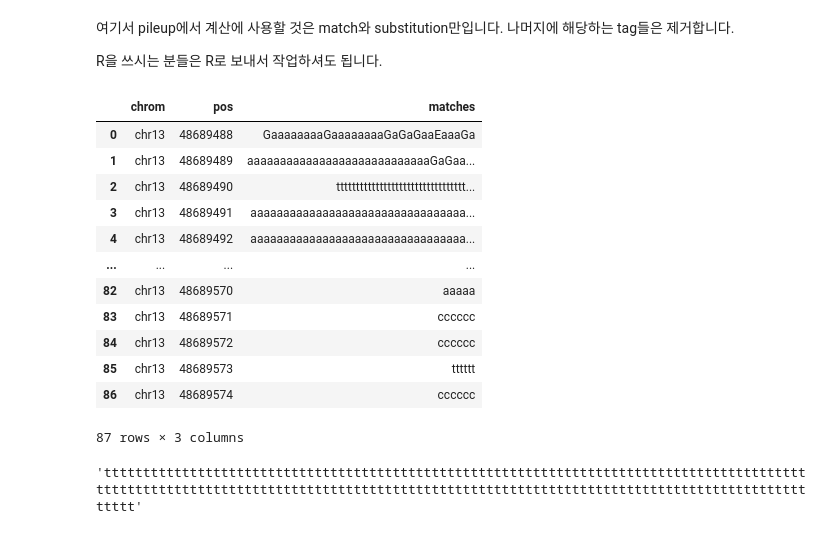
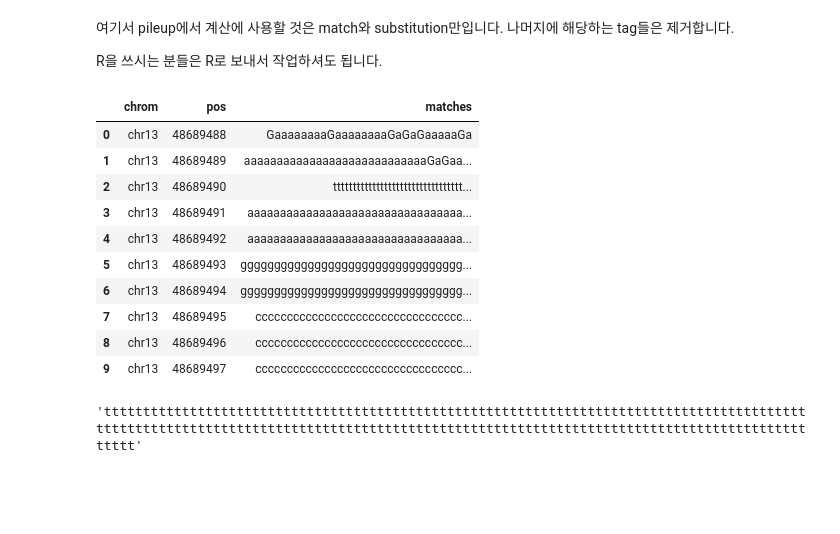
Before and after one commit to yeekyung/MYK_bioinformatics, a Jupyter notebook: CoLab_TermProj_2024_3_2.ipynb, the cells around one changed output. Cells and saved outputs as stored; diff of their text form; code cells hidden in the pictures; blank space fills up the shorter version.

```diff
--- a/CoLab_TermProj_2024_3_2.ipynb
+++ b/CoLab_TermProj_2024_3_2.ipynb
@@ -142,25 +142,23 @@ pileup
 R을 쓰시는 분들은 R로 보내서 작업하셔도 됩니다.
 # %%
 import re
-toremove = re.compile('[<>$*#^HDIQNM]')
+toremove = re.compile('[<>$*#^EHDIQNM]')
 pileup['matches'] = pileup['basereads'].apply(lambda x: toremove.sub('', x))
 # %%
 pileup_new = pileup[['chrom', 'pos', 'matches']]
-pileup_new
+pileup_new.head(10)
 # %% [output]
 |  | chrom | pos | matches |
-| 0 | chr13 | 48689488 | GaaaaaaaaGaaaaaaaaGaGaGaaEaaaGa |
+| 0 | chr13 | 48689488 | GaaaaaaaaGaaaaaaaaGaGaGaaaaaGa |
 | 1 | chr13 | 48689489 | aaaaaaaaaaaaaaaaaaaaaaaaaaaaGaGaa... |
 | 2 | chr13 | 48689490 | ttttttttttttttttttttttttttttttttt... |
 | 3 | chr13 | 48689491 | aaaaaaaaaaaaaaaaaaaaaaaaaaaaaaaaa... |
 | 4 | chr13 | 48689492 | aaaaaaaaaaaaaaaaaaaaaaaaaaaaaaaaa... |
-| ... | ... | ... | ... |
-| 82 | chr13 | 48689570 | aaaaa |
-| 83 | chr13 | 48689571 | cccccc |
-| 84 | chr13 | 48689572 | cccccc |
-| 85 | chr13 | 48689573 | tttttt |
-| 86 | chr13 | 48689574 | cccccc |
+| 5 | chr13 | 48689493 | ggggggggggggggggggggggggggggggggg... |
+| 6 | chr13 | 48689494 | ggggggggggggggggggggggggggggggggg... |
+| 7 | chr13 | 48689495 | ccccccccccccccccccccccccccccccccc... |
+| 8 | chr13 | 48689496 | ccccccccccccccccccccccccccccccccc... |
+| 9 | chr13 | 48689497 | ccccccccccccccccccccccccccccccccc... |
-87 rows × 3 columns
 # %%
 pileup_new[pileup_new['pos'] == 48689522].iloc[0]['matches']
 # %% [output]
```
Also changed, not shown: parts of 5 cells of this notebook.
